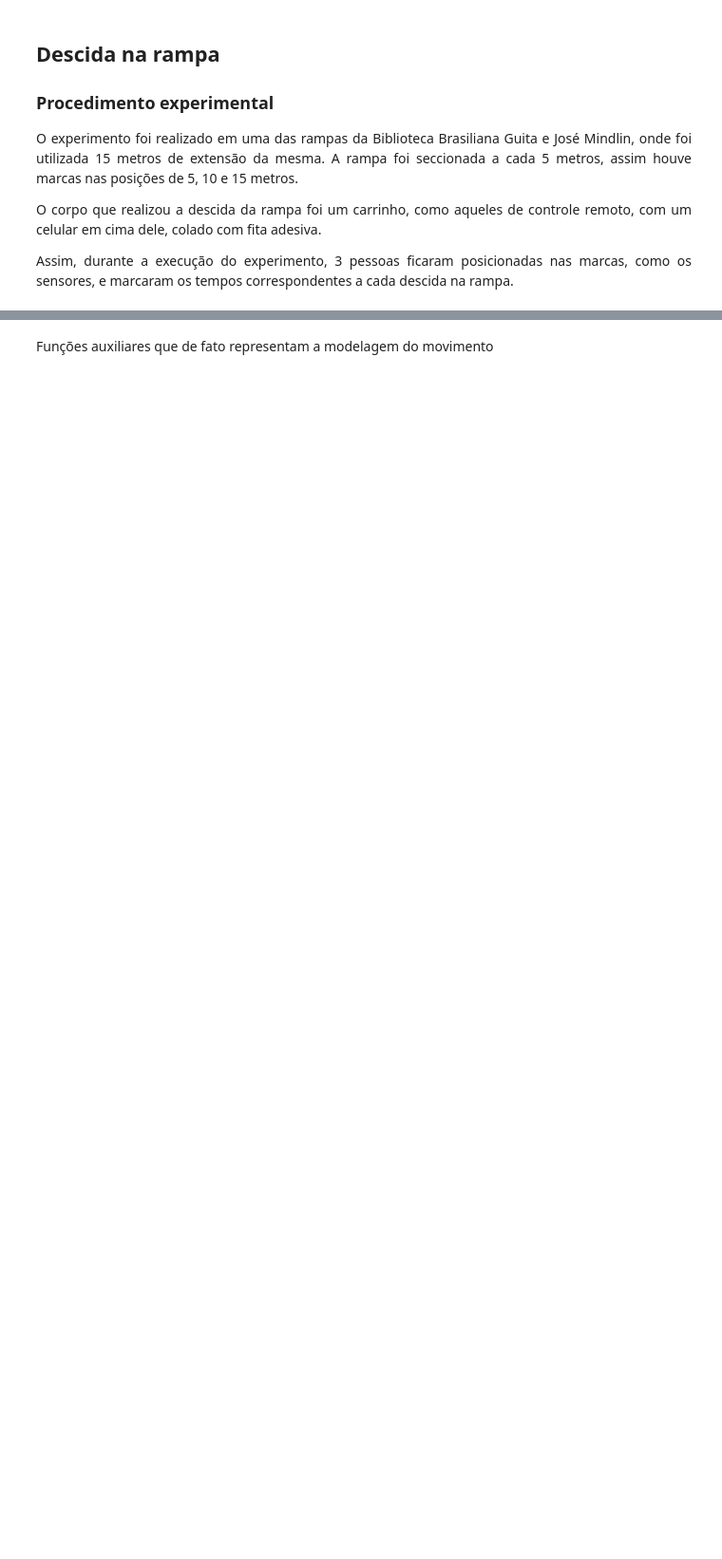
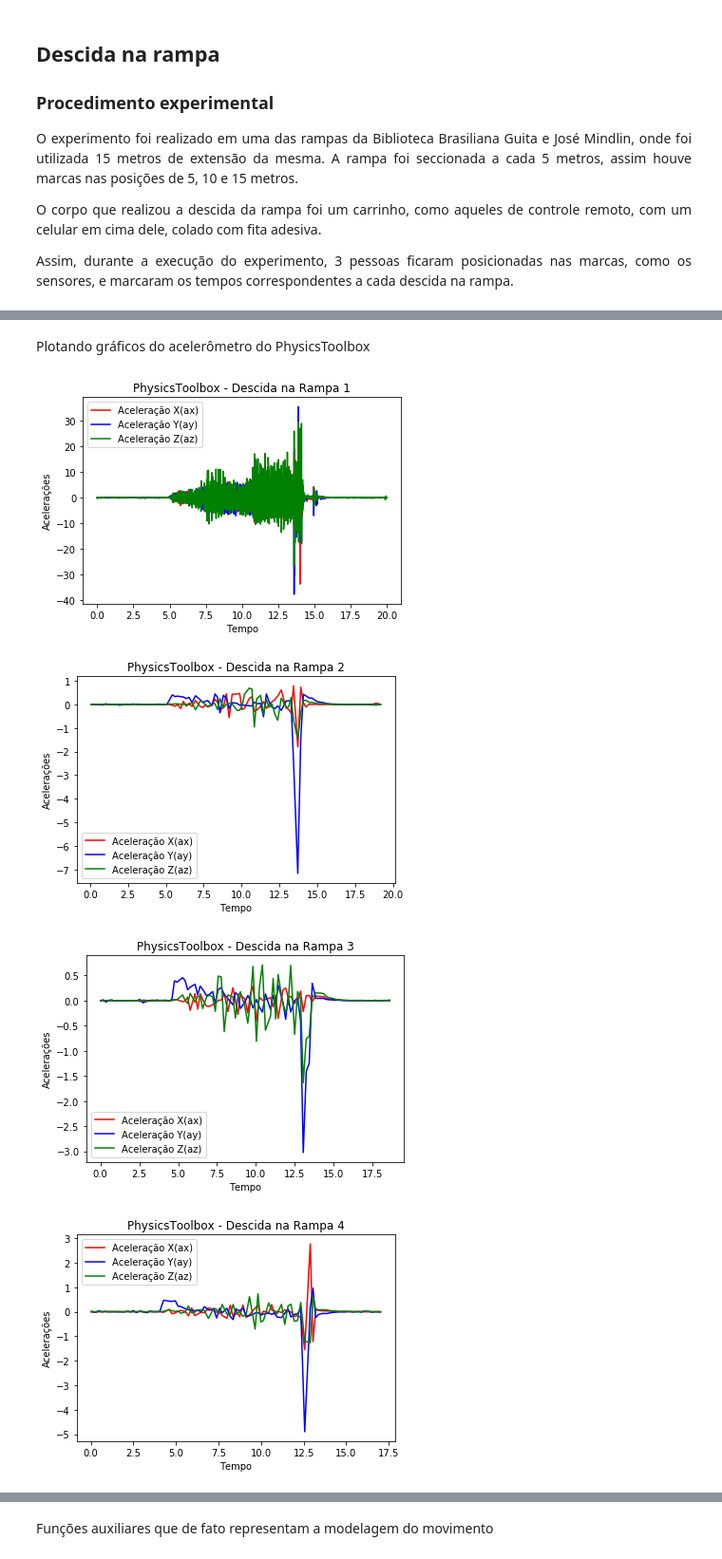
Before and after one commit to victorhmp/mac209, a Jupyter notebook: EP02/EP02-Relatorio.ipynb, the cells around one changed output, grey strips where cells are left out. Shown at 95% size. Drawn from its saved outputs; the diff is of its cells as text; code cells hidden in the pictures; blank space fills up the shorter version.

```diff
--- a/EP02/EP02-Relatorio.ipynb
+++ b/EP02/EP02-Relatorio.ipynb
@@ -49,0 +41,78 @@ cheat = [0]
+# %% [markdown]
+Plotando gráficos do acelerômetro do PhysicsToolbox
+# %%
+descida_rampa_files = [
+    './Experimental Data/PhysicsToolbox/DescidaRampa1.csv',
+    './Experimental Data/PhysicsToolbox/DescidaRampa2.csv',
+    './Experimental Data/PhysicsToolbox/DescidaRampa3.csv',
+    './Experimental Data/PhysicsToolbox/DescidaRampa4.csv',
+    './Experimental Data/PhysicsToolbox/DescidaRampa5.csv',
+]
+
+# guarda todos os ax, ay e az de cada experimento
+ax = []
+ay = []
+az = []
+time = []
+
+# substitui vírgulas por pontos para cada dado do PhysicsToolbox e transforma em float
+def format_to_float(arr):
+    return [float(s.replace(',', '.')) for s in arr]
+
+def plot_physics_toolbox(file_list):
+    for i in range(len(file_list)):
+        data = pd.read_csv(descida_rampa_files[i], delimiter=';')
+        time.append(format_to_float(data['time'].tolist()))
+        ax.append(format_to_float(data['ax'].tolist()))
+        ay.append(format_to_float(data['ay'].tolist()))
+        az.append(format_to_float(data['az'].tolist()))
+
+        plt.plot(time[i], ax[i], color='red')
+        plt.plot(time[i], ay[i], color='blue')
+        plt.plot(time[i], az[i], color='green')
+        plt.title("PhysicsToolbox - Descida na Rampa %s" % (i+1))
+        plt.legend(["Aceleração X(ax)", "Aceleração Y(ay)", "Aceleração Z(az)"])
+        plt.xlabel("Tempo")
+        plt.ylabel("Acelerações")
+        plt.show()
+
+# média x, y, z, time
+avg = [[], [], [], []]
+
+# retorna o menor tamanho de todos os vetores de aceleração
+def min_length():
+    lengths = []
+    for i in range(len(descida_rampa_files)):
+        lengths.append(len(ax[i]))
+
+    return min(lengths)
+
+def plot_average():
+    min_l = min_length()
+
+    # percorre as listas de acelerações e faz a média elemento a elemento
+    # ignora o primeiro gráfico pois ele possui uma quantidade de dados muito maior
+    for i in range(min_l):
+        avg[0].append((ax[1][i]+ax[2][i]+ax[3][i]+ax[4][i])/4)
+        avg[1].append((ay[1][i]+ay[2][i]+ay[3][i]+ay[4][i])/4)
+        avg[2].append((az[1][i]+az[2][i]+az[3][i]+az[4][i])/4)
+        avg[3].append((time[1][i]+time[2][i]+time[3][i]+time[4][i])/4)
+
+    plt.plot(avg[3], avg[0], color='red')
+    plt.plot(avg[3], avg[1], color='blue')
+    plt.plot(avg[3], avg[2], color='green')
+    plt.title("PhysicsToolbox - Média para Descidas na Rampa")
+    plt.legend(["Aceleração X Média(ax)", "Aceleração Y Média(ay)", "Aceleração Z Média(az)"])
+    plt.xlabel("Tempo")
+    plt.ylabel("Acelerações")
+    plt.show()
+
+
+
+plot_physics_toolbox(descida_rampa_files)
+plot_average()
+# %% [output]
+[figure, added]
+[figure, added]
+[figure, added]
+[figure, added]
```
Also changed, not shown: parts of 15 cells of this notebook.
